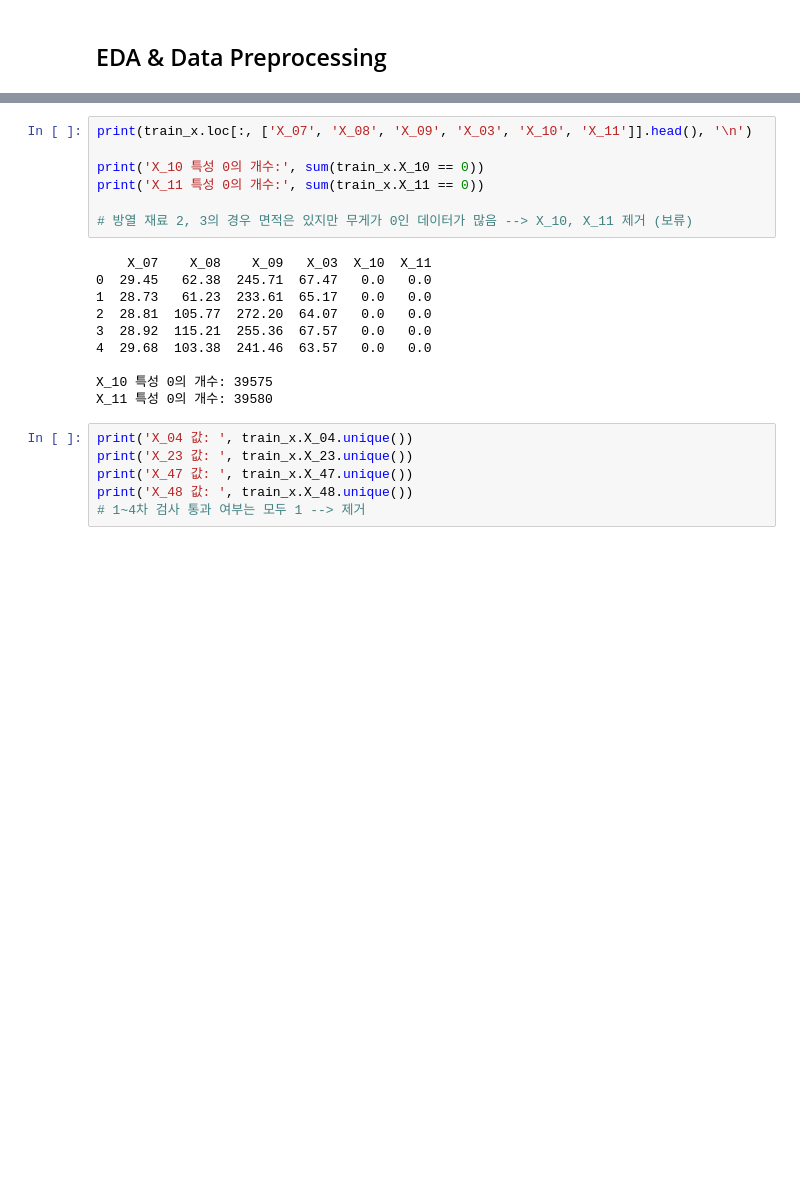
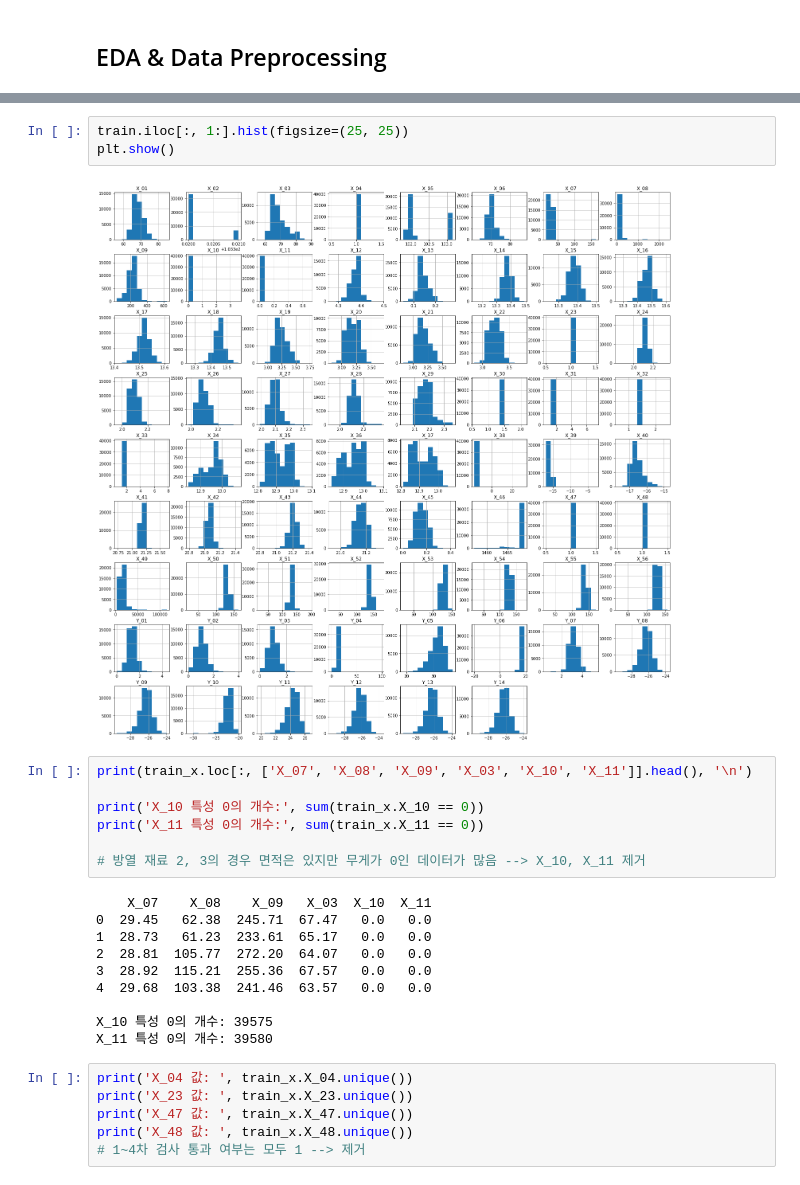
Before and after one commit to henney3765/DACON, a Jupyter notebook: lg_ml.ipynb, the cells around one changed output, grey strips where cells are left out. Drawn from its saved outputs; the diff is of its cells as text; blank space fills up the shorter version.

```diff
--- a/lg_ml.ipynb
+++ b/lg_ml.ipynb
@@ -41,10 +49,15 @@ plt.show()
+# %%
+train.iloc[:, 1:].hist(figsize=(25, 25))
+plt.show()
+# %% [output]
+[figure, added]
 # %%
 print(train_x.loc[:, ['X_07', 'X_08', 'X_09', 'X_03', 'X_10', 'X_11']].head(), '\n')
 
 print('X_10 특성 0의 개수:', sum(train_x.X_10 == 0))
 print('X_11 특성 0의 개수:', sum(train_x.X_11 == 0))
 
-# 방열 재료 2, 3의 경우 면적은 있지만 무게가 0인 데이터가 많음 --> X_10, X_11 제거 (보류)
+# 방열 재료 2, 3의 경우 면적은 있지만 무게가 0인 데이터가 많음 --> X_10, X_11 제거
 # %% [output]
     X_07    X_08    X_09   X_03  X_10  X_11
 0  29.45   62.38  245.71  67.47   0.0   0.0
```
Also changed, not shown: parts of 26 cells of this notebook.
